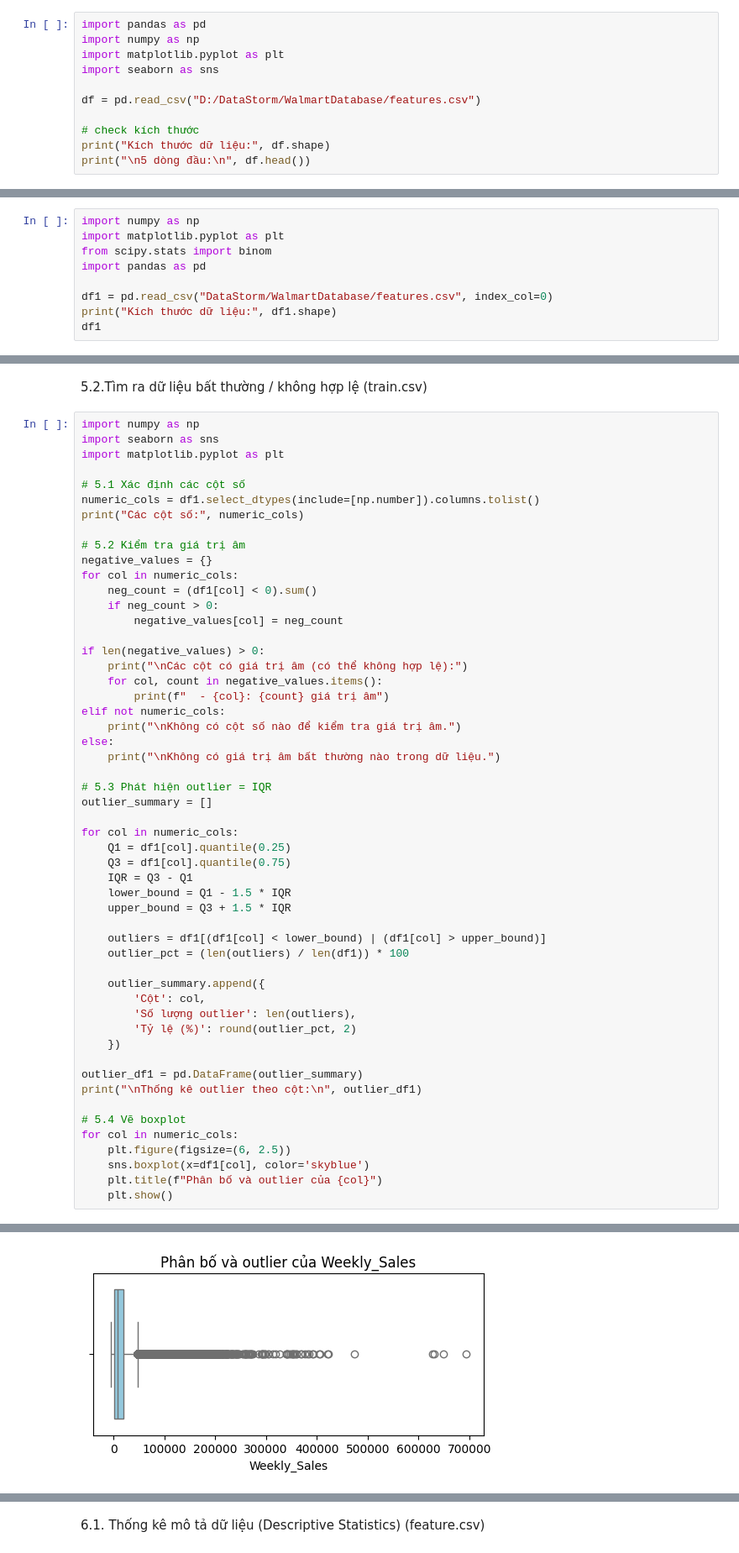
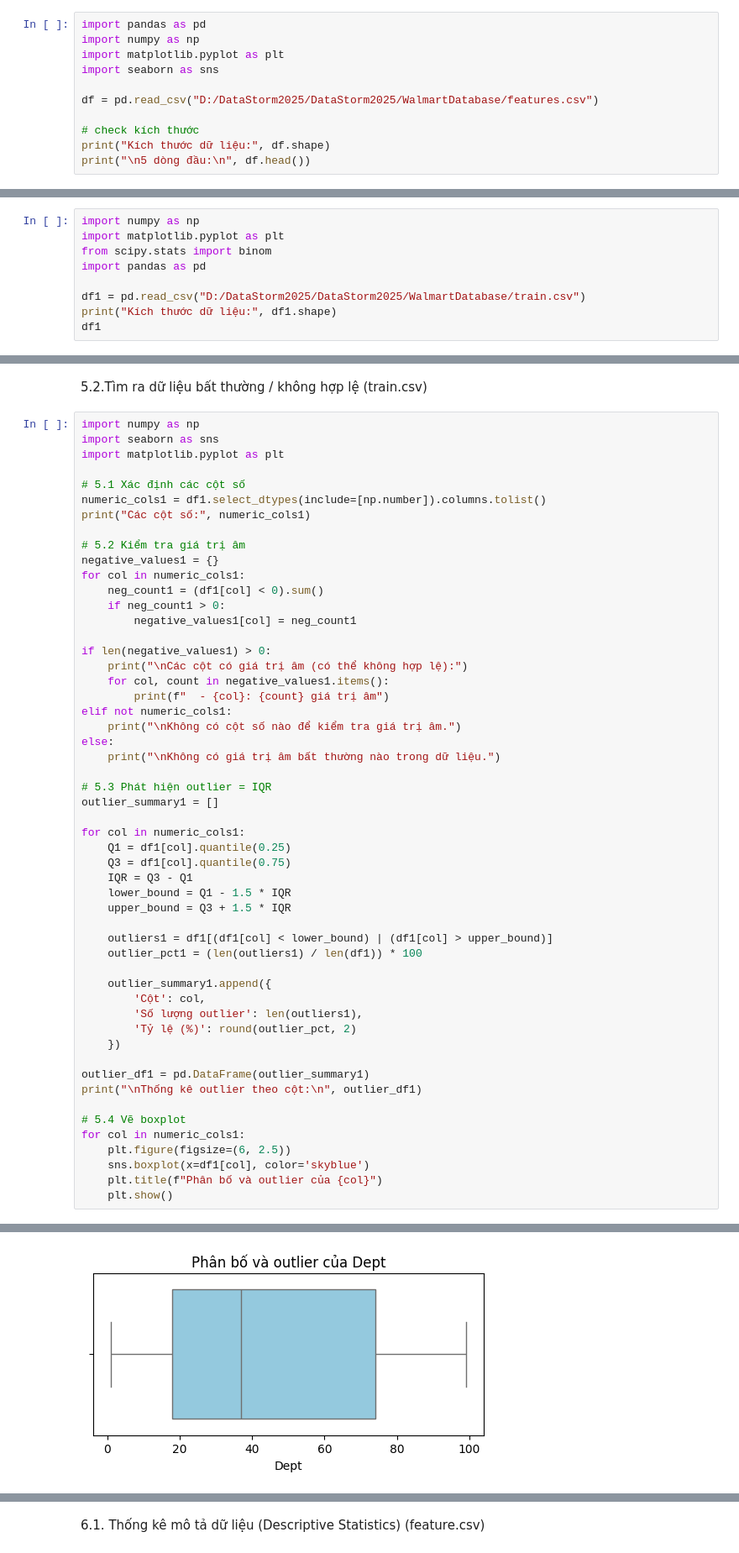
Before and after one commit to hthngoc059/DataStorm2025, a Jupyter notebook: Clean_data_+_EDA.ipynb, the cells around one changed output, grey strips where cells are left out. Shown at 84% size. Drawn from its saved outputs; the diff is of its cells as text.

```diff
--- a/Clean_data_+_EDA.ipynb
+++ b/Clean_data_+_EDA.ipynb
@@ -13,7 +8,7 @@ import numpy as np
 import matplotlib.pyplot as plt
 import seaborn as sns
 
-df = pd.read_csv("D:/DataStorm/WalmartDatabase/features.csv")
+df = pd.read_csv("D:/DataStorm2025/DataStorm2025/WalmartDatabase/features.csv")
 
 # check kích thước
 print("Kích thước dữ liệu:", df.shape)
@@ -41,7 +36,7 @@ import matplotlib.pyplot as plt
 from scipy.stats import binom
 import pandas as pd
 
-df1 = pd.read_csv("DataStorm/WalmartDatabase/features.csv", index_col=0)
+df1 = pd.read_csv("D:/DataStorm2025/DataStorm2025/WalmartDatabase/train.csv")
 print("Kích thước dữ liệu:", df1.shape)
 df1
 # %% [output]
@@ -291,49 +287,49 @@ import seaborn as sns
 import matplotlib.pyplot as plt
 
 # 5.1 Xác định các cột số
-numeric_cols = df1.select_dtypes(include=[np.number]).columns.tolist()
-print("Các cột số:", numeric_cols)
+numeric_cols1 = df1.select_dtypes(include=[np.number]).columns.tolist()
+print("Các cột số:", numeric_cols1)
 
 # 5.2 Kiểm tra giá trị âm
-negative_values = {}
-for col in numeric_cols:
-    neg_count = (df1[col] < 0).sum()
-    if neg_count > 0:
-        negative_values[col] = neg_count
+negative_values1 = {}
+for col in numeric_cols1:
+    neg_count1 = (df1[col] < 0).sum()
+    if neg_count1 > 0:
+        negative_values1[col] = neg_count1
 
-if len(negative_values) > 0:
+if len(negative_values1) > 0:
     print("\nCác cột có giá trị âm (có thể không hợp lệ):")
-    for col, count in negative_values.items():
+    for col, count in negative_values1.items():
         print(f"  - {col}: {count} giá trị âm")
-elif not numeric_cols:
+elif not numeric_cols1:
     print("\nKhông có cột số nào để kiểm tra giá trị âm.")
 else:
     print("\nKhông có giá trị âm bất thường nào trong dữ liệu.")
 
 # 5.3 Phát hiện outlier = IQR
-outlier_summary = []
+outlier_summary1 = []
 
-for col in numeric_cols:
+for col in numeric_cols1:
     Q1 = df1[col].quantile(0.25)
     Q3 = df1[col].quantile(0.75)
     IQR = Q3 - Q1
     lower_bound = Q1 - 1.5 * IQR
     upper_bound = Q3 + 1.5 * IQR
 
-    outliers = df1[(df1[col] < lower_bound) | (df1[col] > upper_bound)]
-    outlier_pct = (len(outliers) / len(df1)) * 100
+    outliers1 = df1[(df1[col] < lower_bound) | (df1[col] > upper_bound)]
+    outlier_pct1 = (len(outliers1) / len(df1)) * 100
 
-    outlier_summary.append({
+    outlier_summary1.append({
         'Cột': col,
-        'Số lượng outlier': len(outliers),
+        'Số lượng outlier': len(outliers1),
         'Tỷ lệ (%)': round(outlier_pct, 2)
     })
 
-outlier_df1 = pd.DataFrame(outlier_summary)
+outlier_df1 = pd.DataFrame(outlier_summary1)
 print("\nThống kê outlier theo cột:\n", outlier_df1)
 
 # 5.4 Vẽ boxplot
-for col in numeric_cols:
+for col in numeric_cols1:
     plt.figure(figsize=(6, 2.5))
     sns.boxplot(x=df1[col], color='skyblue')
     plt.title(f"Phân bố và outlier của {col}")
@@ -352 +349 @@ Thống kê outlier theo cột:
-[figure, old version]
+[figure, new version]
```
Also changed, not shown: parts of 22 cells of this notebook.
